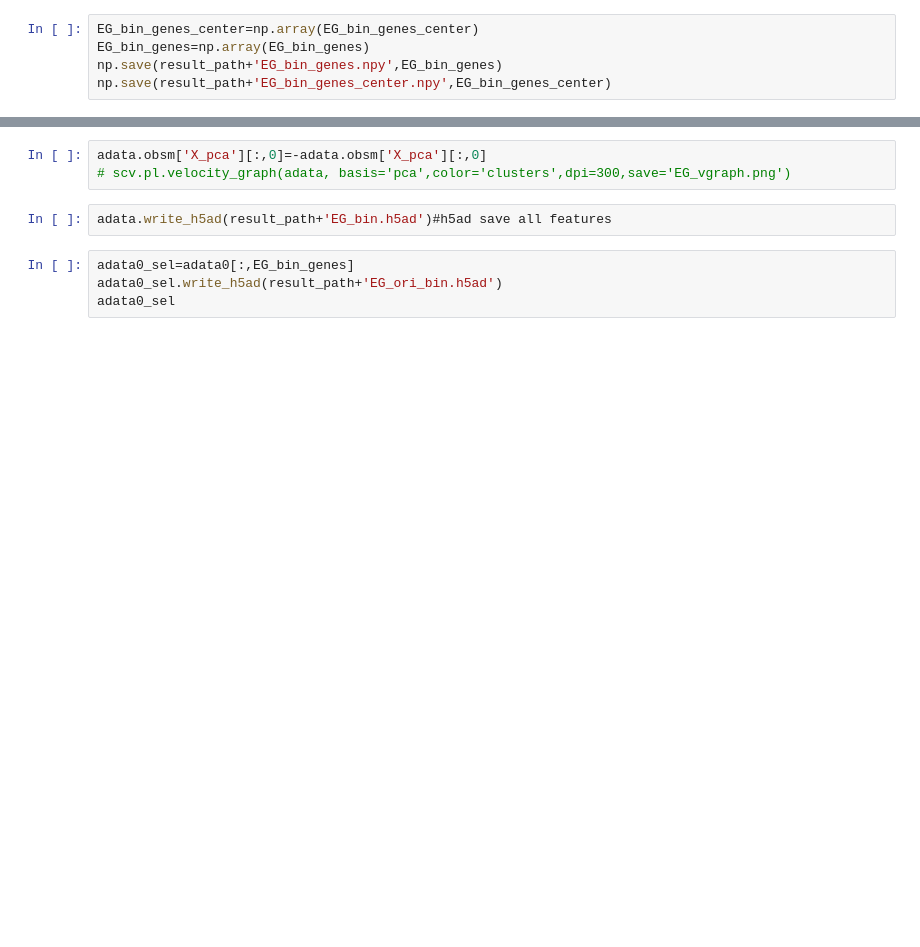
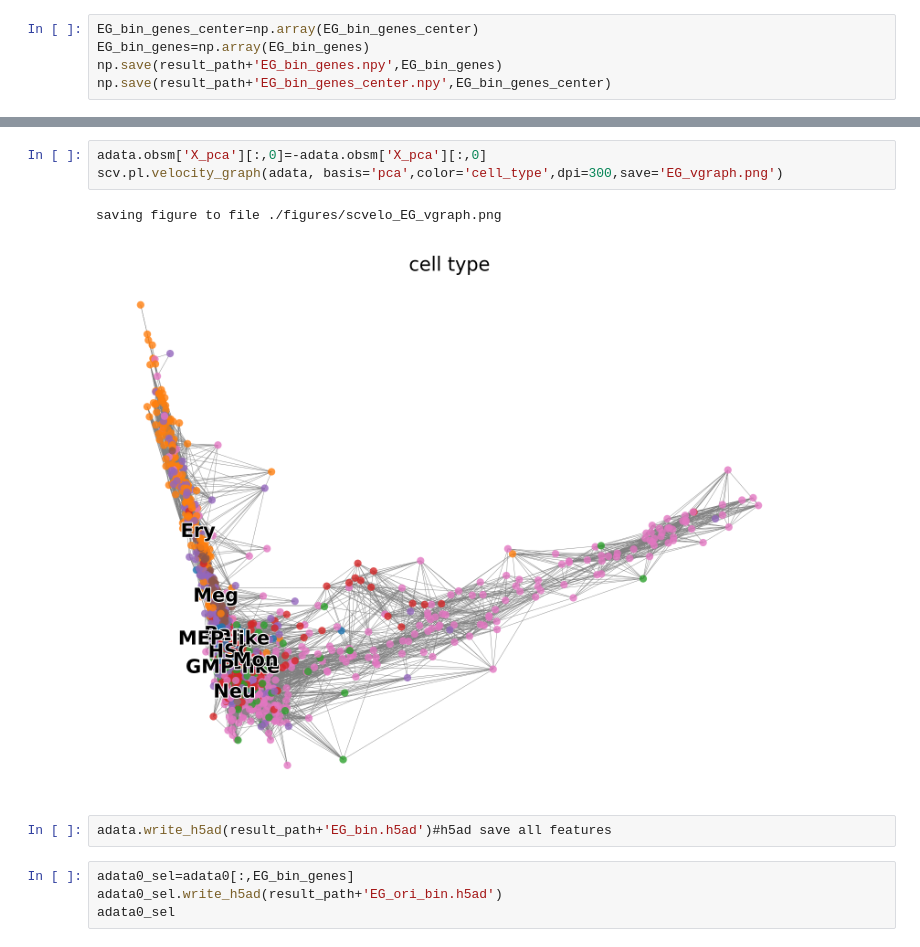
Before and after one commit to Sal7Duck/CPT_GRN_analysis, a Jupyter notebook: 1_gene_binarization.ipynb, the cells around one changed output, grey strips where cells are left out. Saved outputs shown, nothing was run; the diff lists cells and outputs as text; blank space fills up the shorter version.

```diff
--- a/1_gene_binarization.ipynb
+++ b/1_gene_binarization.ipynb
@@ -266,6 +331,9 @@ scv.tl.velocity_pseudotime(adata)
 # %%
 adata.obsm['X_pca'][:,0]=-adata.obsm['X_pca'][:,0]
-# scv.pl.velocity_graph(adata, basis='pca',color='clusters',dpi=300,save='EG_vgraph.png')
+scv.pl.velocity_graph(adata, basis='pca',color='cell_type',dpi=300,save='EG_vgraph.png')
+# %% [output]
+saving figure to file ./figures/scvelo_EG_vgraph.png
+[figure, added]
 # %%
 adata.write_h5ad(result_path+'EG_bin.h5ad')#h5ad save all features
 # %%
```
Also changed, not shown: parts of 14 cells of this notebook, 2 other files.
